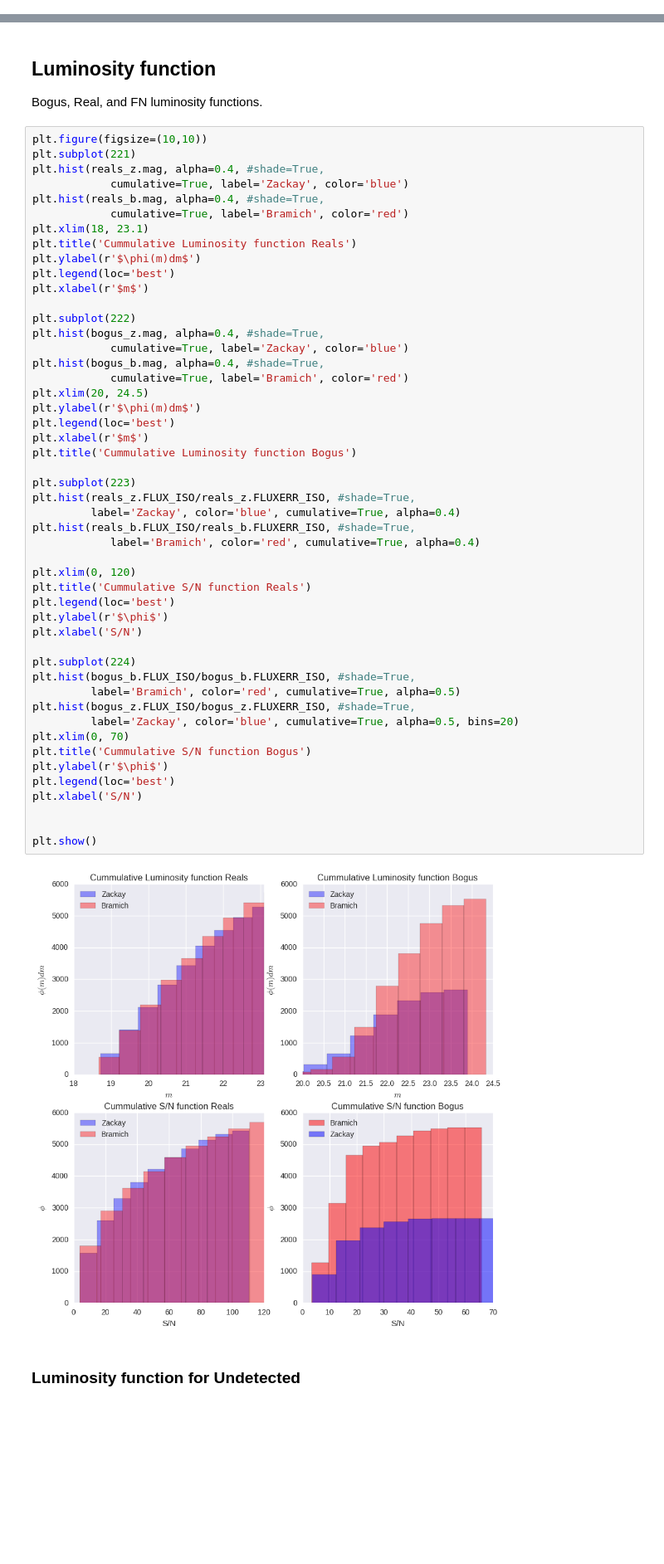
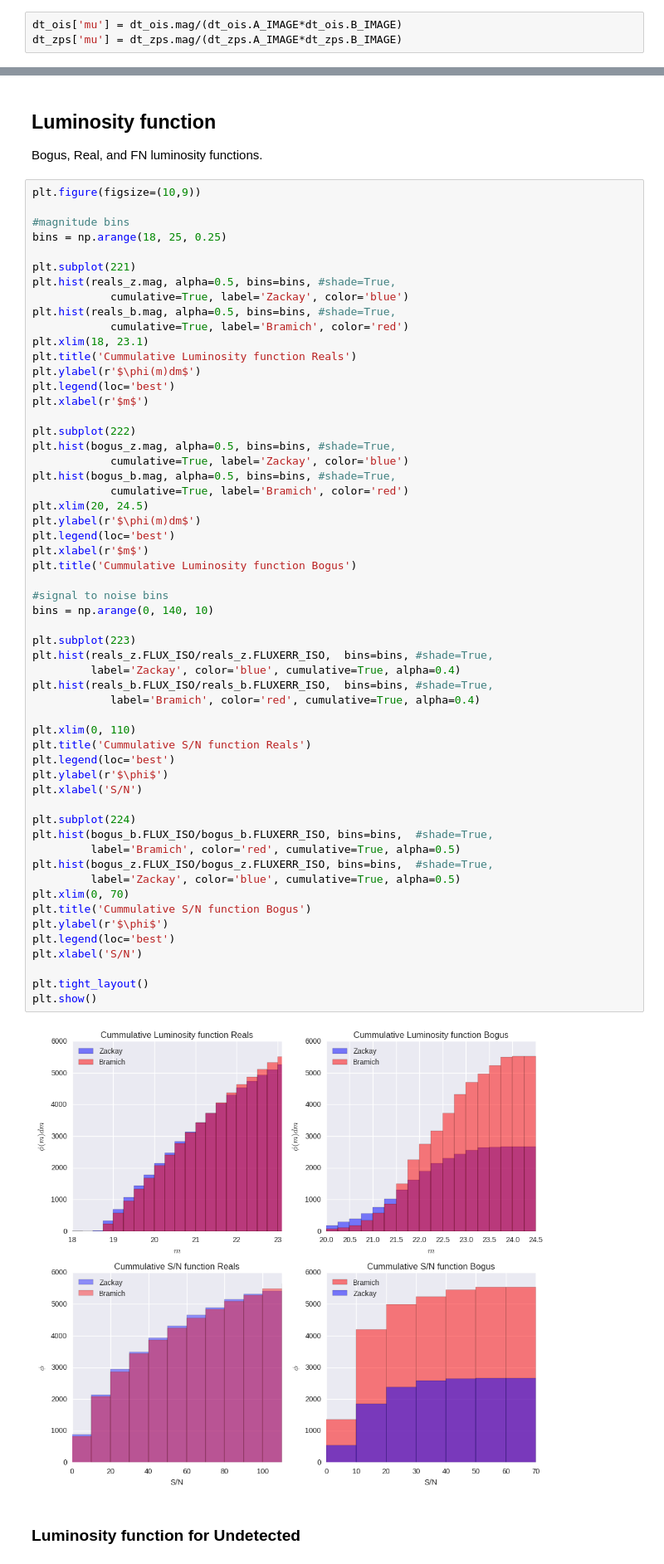
Before and after one commit to BrunoSanchez/RBMLearning, a Jupyter notebook: Plots.ipynb, the cells around one changed output, grey strips where cells are left out. Shown at 83% size. Drawn from its saved outputs; the diff is of its cells as text; blank space fills up the shorter version.

Commit message:
New graphs

```diff
--- a/Plots.ipynb
+++ b/Plots.ipynb
@@ -150,6 +150,9 @@ plt.legend(loc='best')
 # %% [output]
 <matplotlib.legend.Legend at 0x...>
 [figure]
+# %%
+dt_ois['mu'] = dt_ois.mag/(dt_ois.A_IMAGE*dt_ois.B_IMAGE)
+dt_zps['mu'] = dt_zps.mag/(dt_zps.A_IMAGE*dt_zps.B_IMAGE)
 # %%
 bogus_b = dt_ois[dt_ois.IS_REAL==False]
 reals_b = dt_ois[dt_ois.IS_REAL==True]
@@ -161,11 +164,15 @@ reals_z = dt_zps[dt_zps.IS_REAL==True]
 
 Bogus, Real, and FN luminosity functions.
 # %%
-plt.figure(figsize=(10,10))
+plt.figure(figsize=(10,9))
+
+#magnitude bins
+bins = np.arange(18, 25, 0.25)
+
 plt.subplot(221)
-plt.hist(reals_z.mag, alpha=0.4, #shade=True,
+plt.hist(reals_z.mag, alpha=0.5, bins=bins, #shade=True,
             cumulative=True, label='Zackay', color='blue')
-plt.hist(reals_b.mag, alpha=0.4, #shade=True,
+plt.hist(reals_b.mag, alpha=0.5, bins=bins, #shade=True,
             cumulative=True, label='Bramich', color='red')
 plt.xlim(18, 23.1)
 plt.title('Cummulative Luminosity function Reals')
@@ -174,43 +181,46 @@ plt.legend(loc='best')
 plt.xlabel(r'$m$')
 
 plt.subplot(222)
-plt.hist(bogus_z.mag, alpha=0.4, #shade=True,
+plt.hist(bogus_z.mag, alpha=0.5, bins=bins, #shade=True,
             cumulative=True, label='Zackay', color='blue')
-plt.hist(bogus_b.mag, alpha=0.4, #shade=True,
+plt.hist(bogus_b.mag, alpha=0.5, bins=bins, #shade=True,
             cumulative=True, label='Bramich', color='red')
 plt.xlim(20, 24.5)
 plt.ylabel(r'$\phi(m)dm$')
 plt.legend(loc='best')
 plt.xlabel(r'$m$')
 plt.title('Cummulative Luminosity function Bogus')
 
+#signal to noise bins
+bins = np.arange(0, 140, 10)
+
 plt.subplot(223)
-plt.hist(reals_z.FLUX_ISO/reals_z.FLUXERR_ISO, #shade=True,
+plt.hist(reals_z.FLUX_ISO/reals_z.FLUXERR_ISO,  bins=bins, #shade=True,
          label='Zackay', color='blue', cumulative=True, alpha=0.4)
-plt.hist(reals_b.FLUX_ISO/reals_b.FLUXERR_ISO, #shade=True,
+plt.hist(reals_b.FLUX_ISO/reals_b.FLUXERR_ISO,  bins=bins, #shade=True,
             label='Bramich', color='red', cumulative=True, alpha=0.4)
 
-plt.xlim(0, 120)
+plt.xlim(0, 110)
 plt.title('Cummulative S/N function Reals')
 plt.legend(loc='best')
 plt.ylabel(r'$\phi$')
 plt.xlabel('S/N')
 
 plt.subplot(224)
-plt.hist(bogus_b.FLUX_ISO/bogus_b.FLUXERR_ISO, #shade=True,
+plt.hist(bogus_b.FLUX_ISO/bogus_b.FLUXERR_ISO, bins=bins,  #shade=True,
          label='Bramich', color='red', cumulative=True, alpha=0.5)
-plt.hist(bogus_z.FLUX_ISO/bogus_z.FLUXERR_ISO, #shade=True,
-         label='Zackay', color='blue', cumulative=True, alpha=0.5, bins=20)
+plt.hist(bogus_z.FLUX_ISO/bogus_z.FLUXERR_ISO, bins=bins,  #shade=True,
+         label='Zackay', color='blue', cumulative=True, alpha=0.5)
 plt.xlim(0, 70)
 plt.title('Cummulative S/N function Bogus')
 plt.ylabel(r'$\phi$')
 plt.legend(loc='best')
 plt.xlabel('S/N')
 
-
+plt.tight_layout()
 plt.show()
 # %% [output]
-[figure, old version]
+[figure, new version]
 # %% [markdown]
 ### Luminosity function for Undetected
 # %%
```
Also changed, not shown: parts of 8 cells of this notebook.
